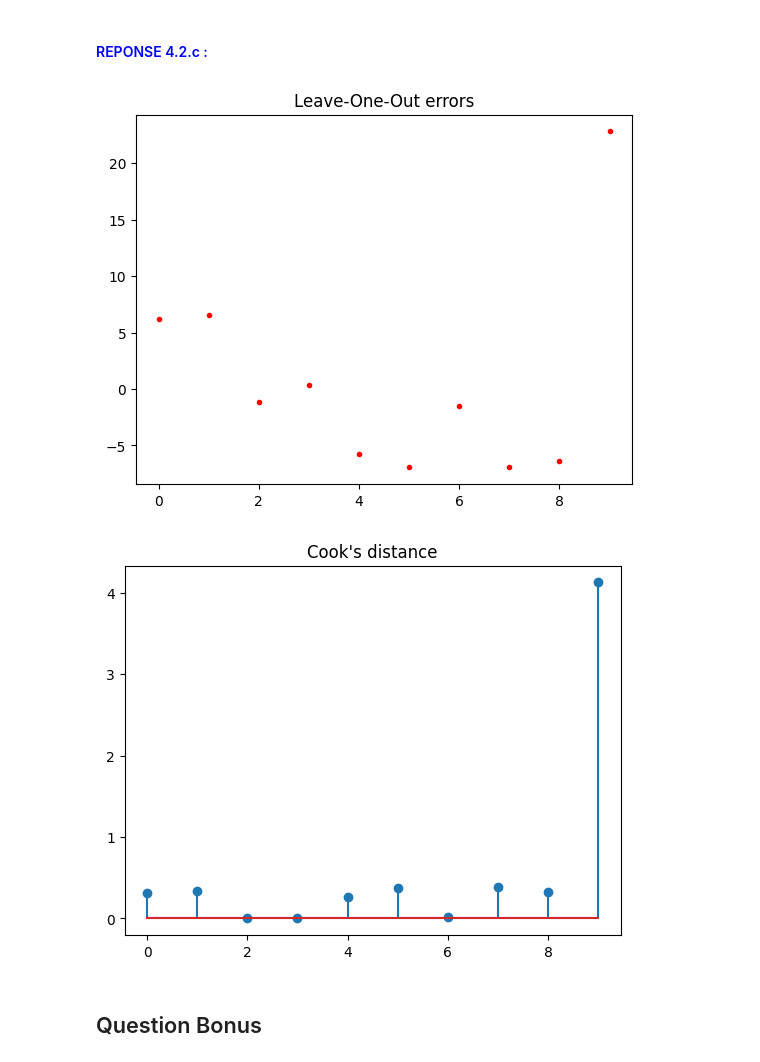
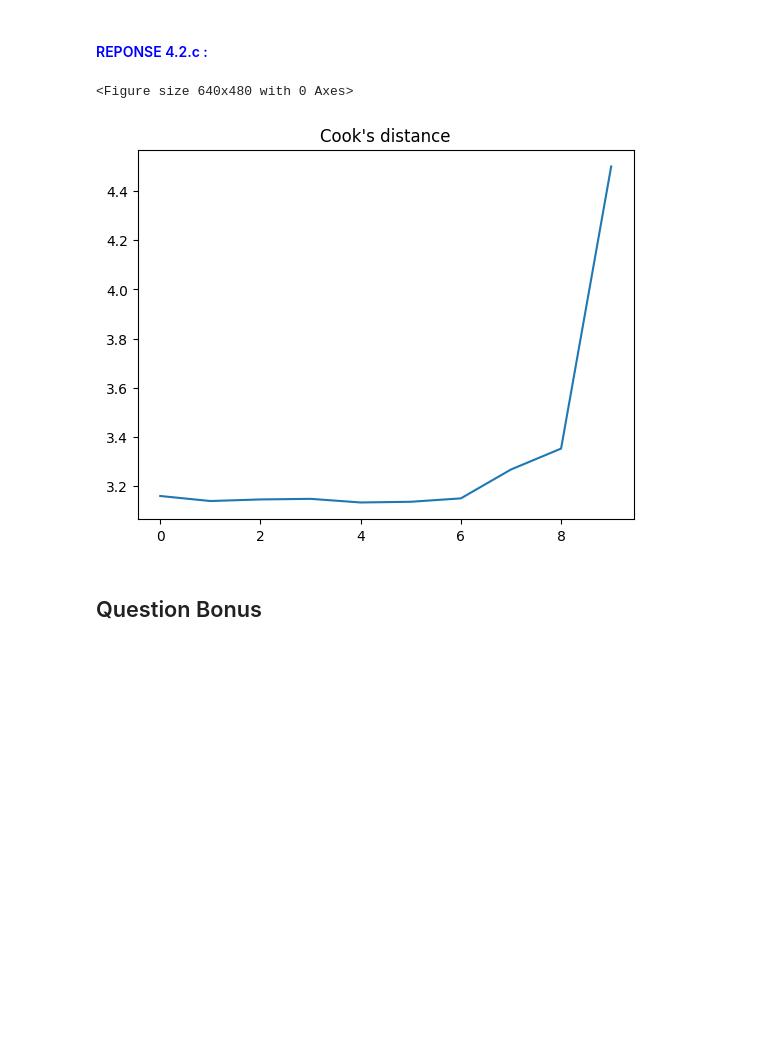
Before and after one commit to mohamed26-cyber/stat-ml, a Jupyter notebook: TPs/Exo4_LinearRegressionErrors.ipynb, the cells around one changed output. Drawn from its saved outputs; the diff is of its cells as text; code cells hidden in the pictures; blank space fills up the shorter version.

```diff
--- a/TPs/Exo4_LinearRegressionErrors.ipynb
+++ b/TPs/Exo4_LinearRegressionErrors.ipynb
@@ -174,7 +174,7 @@ plt.tight_layout()
 plt.show()
 
 # # Cooks distance
-cooks_d = np.sum(erreur, axis=0) / (n * s2(y, LinearRegression().fit(x[:, None], y).predict(x[:, None])))
+cooks_d = np.sum(erreur, axis=0) / (2 * s2(y, LinearRegression().fit(x[:, None], y).predict(x[:, None])))
 figure = plt.figure()
 plt.plot(x, cooks_d)
 plt.title("Cook's distance")
@@ -192,7 +192,7 @@ def profil_residuel(x, y, i):
     lr.fit(x_del_i[:, np.newaxis], y_del_i)  # np.newaxis est utilise car x doit etre une matrice 2d avec 'LinearRegression'
     y_j=lr.predict(x[:, np.newaxis])
 
-    return y[i] - y_j[i]
+    return y - y_j
 # %%
 ...
 # %% [markdown]
@@ -202,29 +202,25 @@ Le profil résiduel de la donnée aberrante est toujours plus grand que les autr
 # %%
 def cook(x, y, i):
     erreur=profil_residuel(x, y, i)
-    di= (erreur**2) / (2 * s2(y, lr.predict(x[:, np.newaxis])))
+    di=  np.sum(erreur**2, axis=0)  / (2 * s2(y, lr.predict(x[:, np.newaxis])))
 
     return di
 # %% [markdown]
 #### <span style="color:blue">REPONSE 4.2.c :</span>
 # %%
 ...
-erreur= np.zeros(len(x))
+erreur= np.zeros((len(x),len(x)))
 for i in range(len(x)):
-    erreur[i]=profil_residuel(x, y, i)
+    erreur[:,i]=profil_residuel(x, y, i)
 figure = plt.figure()
-plt.plot(x, erreur, 'r.')
-plt.title('Leave-One-Out errors')
-plt.show()
-# Cooks distance
-cooks_d = [cook(x, y, i) for i in range(len(x))]
+écooks_d = [cook(x, y, i) for i in range(len(x))]
 figure = plt.figure()
-plt.stem(x, cooks_d)
+plt.plot(x, cooks_d)
 plt.title("Cook's distance")
 plt.show()
 # %% [output]
+<Figure size 640x480 with 0 Axes>
-[figure, old version]
+[figure, new version]
-[figure, removed]
 # %% [markdown]
 ## Question Bonus
 # %% [markdown]
```
Also changed, not shown: parts of 3 cells of this notebook, 2 other files.
